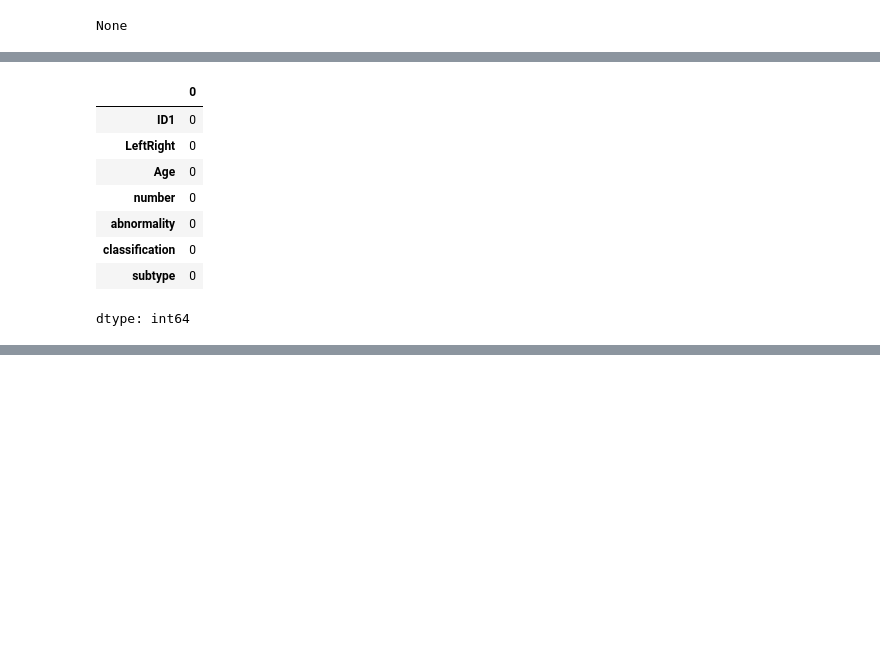
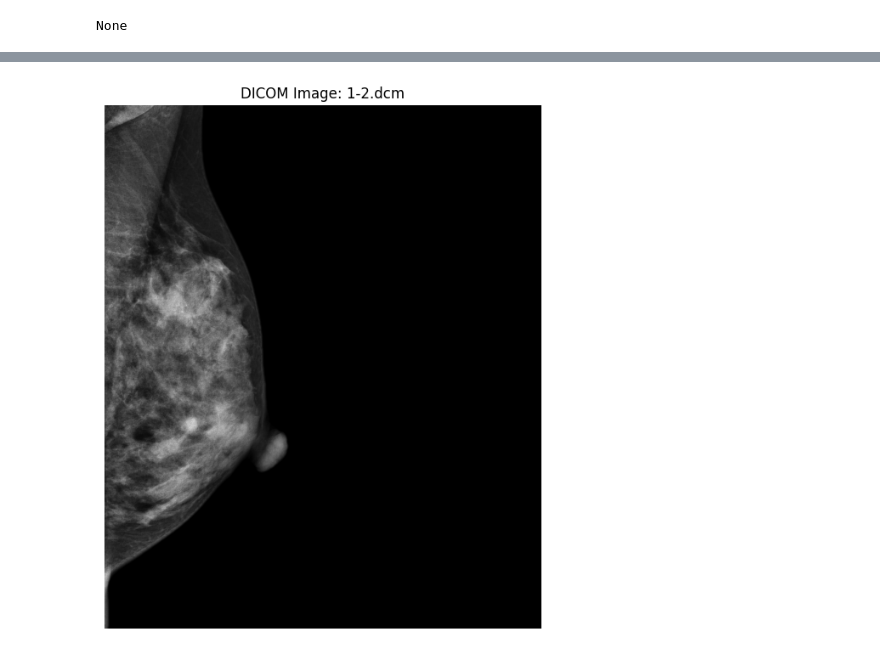
Before and after one commit to sundaysvnset/Final-Project-Pengolahan-Sinyal-Group-1-, a Jupyter notebook: PSB_FinalProject_Group1.ipynb, the cells around one changed output, grey strips where cells are left out. Saved outputs shown, nothing was run; the diff lists cells and outputs as text; code cells hidden in the pictures; blank space fills up the shorter version.

```diff
--- a/PSB_FinalProject_Group1.ipynb
+++ b/PSB_FinalProject_Group1.ipynb
@@ -489,12 +1222,38 @@ plt.show()
-# %%
-df_cmmd2.isnull().sum()
-# %% [output]
-|  | 0 |
-| ID1 | 0 |
-| LeftRight | 0 |
-| Age | 0 |
-| number | 0 |
-| abnormality | 0 |
-| classification | 0 |
-| subtype | 0 |
-dtype: int64
+# %%
+!pip install pydicom
+import pydicom
+import matplotlib.pyplot as plt
+import os
+
+# Direktori dataset yang diekstrak
+extract_path = "/content/cmmd_dataset"
+
+# Fungsi untuk menemukan file DICOM
+def find_dicom_file(directory):
+    for root, dirs, files in os.walk(directory):
+        for file in files:
+            if file.endswith(".dcm"):  # Cari file dengan ekstensi .dcm
+                return os.path.join(root, file)
+    return None
+
+# Cari file DICOM pertama di direktori
+dicom_file = find_dicom_file(extract_path)
+
+if dicom_file:
+    print(f"File DICOM ditemukan: {dicom_file}")
+
+    # Baca file DICOM
+    dicom_data = pydicom.dcmread(dicom_file)
+
+    # Dapatkan array piksel dari file DICOM
+    pixel_array = dicom_data.pixel_array
+
+    # Tampilkan gambar
+    plt.figure(figsize=(8, 8))
+    plt.imshow(pixel_array, cmap='gray')
+    plt.title(f"DICOM Image: {os.path.basename(dicom_file)}")
+    plt.axis('off')
+    plt.show()
+else:
+    print("Tidak ada file DICOM ditemukan di direktori.")
+# %% [output]
@@ -500,0 +1262 @@ dtype: int64
+[figure, added]
```
Also changed, not shown: parts of 66 cells of this notebook.
